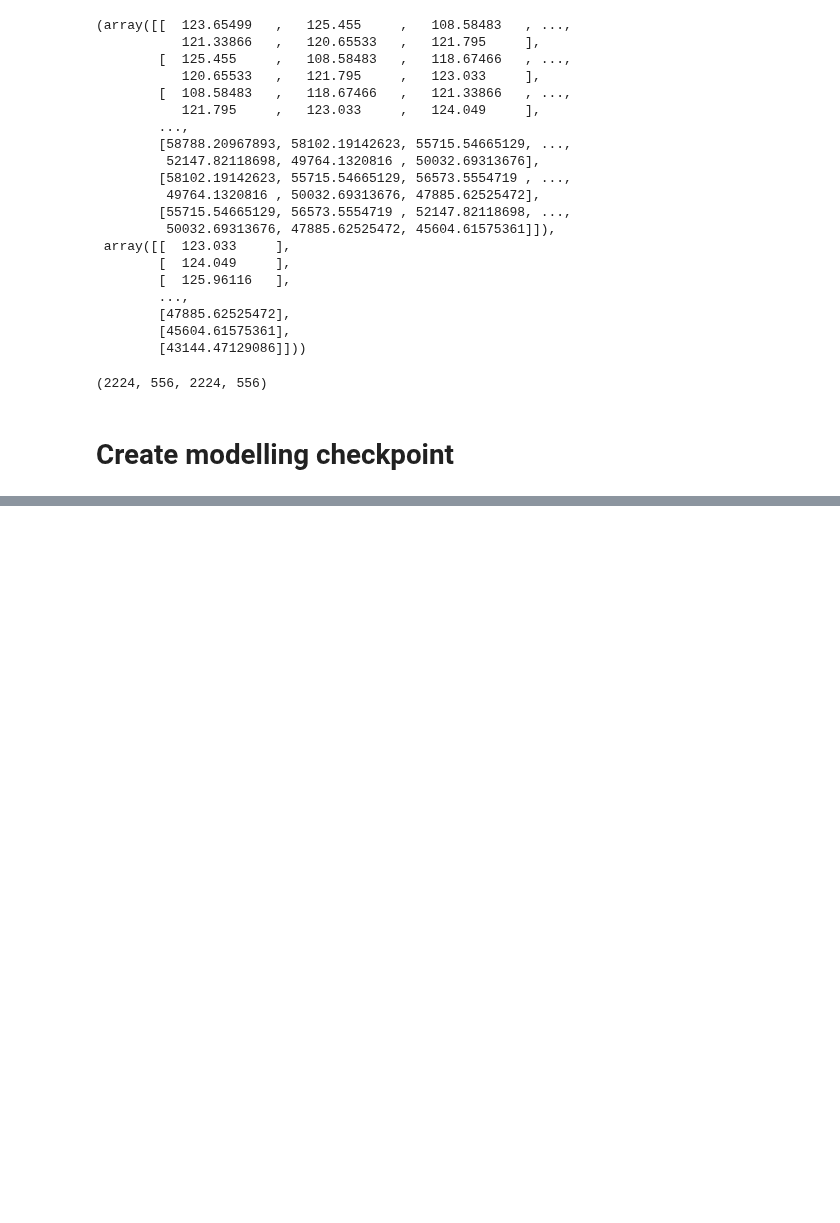
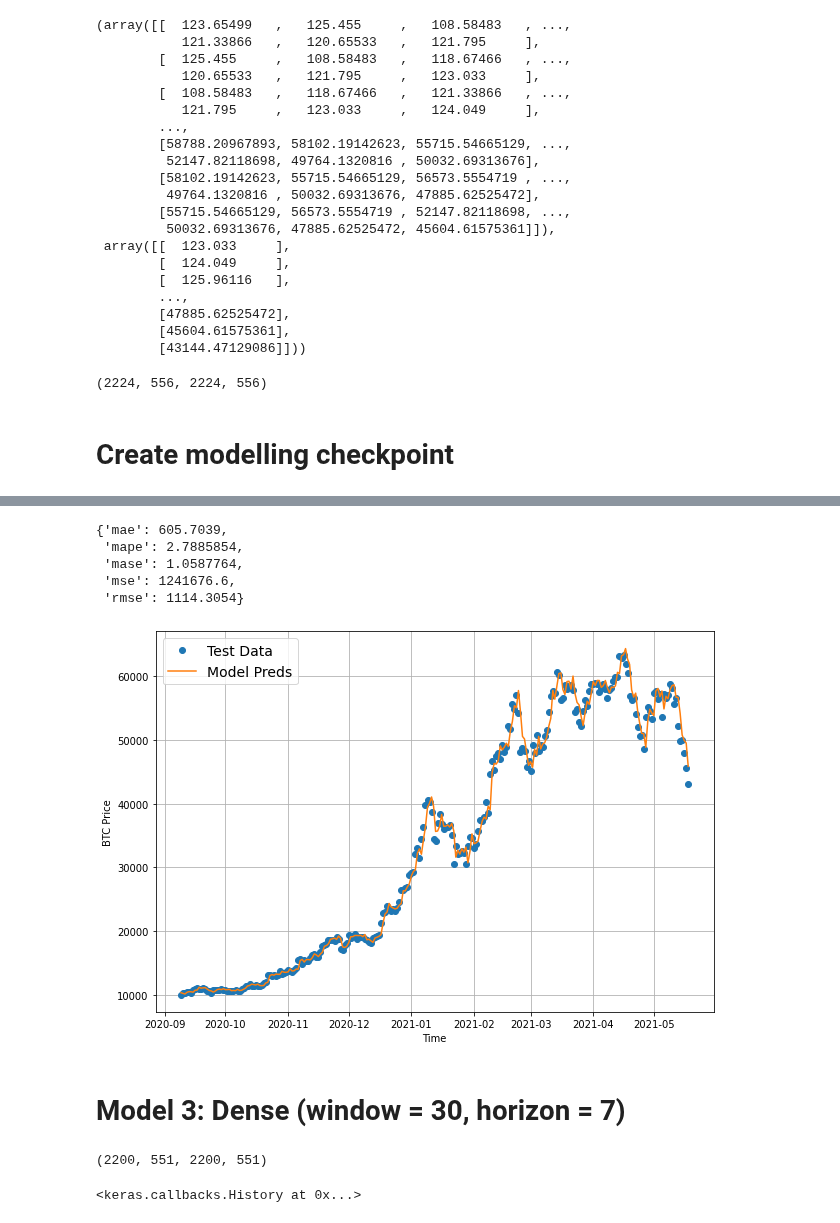
Before and after one commit to eman-kom/TensorFlow-Fundamentals, a Jupyter notebook: 10_Time_Series_Forecasting.ipynb, the cells around one changed output, grey strips where cells are left out. Saved outputs shown, nothing was run; the diff lists cells and outputs as text; code cells hidden in the pictures; blank space fills up the shorter version.

```diff
--- a/10_Time_Series_Forecasting.ipynb
+++ b/10_Time_Series_Forecasting.ipynb
@@ -288,0 +383,7 @@ def create_model_checkpoint(model_name, save_path="model_experiments"):
+# %%
+HORIZON = 1
+WINDOW_SIZE = 30
+
+windows, labels = make_windows(prices, WINDOW_SIZE, HORIZON)
+train_windows, test_windows, train_labels, test_labels = make_train_test_splits(windows, labels)
+len(train_windows), len(test_windows), len(train_labels), len(test_labels)
@@ -288,0 +420,3 @@ def create_model_checkpoint(model_name, save_path="model_experiments"):
+# %%
+model_2 = tf.keras.models.load_model("model_experiments/model_2_dense")
+model_2.evaluate(test_windows, test_labels)
@@ -288,0 +426,36 @@ def create_model_checkpoint(model_name, save_path="model_experiments"):
+# %%
+model_2_preds = tf.squeeze(model_2.predict(test_windows))
+model_2_results = evaluate_preds(
+    tf.squeeze(test_labels),
+    model_2_preds
+)
+
+model_2_results
+# %% [output]
+{'mae': 605.7039,
+ 'mape': 2.7885854,
+ 'mase': 1.0587764,
+ 'mse': 1241676.6,
+ 'rmse': 1114.3054}
+# %%
+offset = 300
+plt.figure(figsize=(10, 7))
+
+plot_time_series(
+    X_test[-len(test_windows):],
+    values=test_labels[:, 0],
+    start=offset,
+    label="Test Data"
+)
+
+plot_time_series(
+    X_test[-len(test_windows):],
+    values=tf.expand_dims(model_2_preds, axis=1)[:, 0],
+    start=offset,
+    format="-",
+    label="Model Preds"
+)
+# %% [output]
+[figure, added]
+# %% [markdown]
+# Model 3: Dense (window = 30, horizon = 7)
@@ -288,0 +465,29 @@ def create_model_checkpoint(model_name, save_path="model_experiments"):
+# %%
+windows, labels = make_windows(prices, WINDOW_SIZE, HORIZON)
+train_windows, test_windows, train_labels, test_labels = make_train_test_splits(windows, labels)
+len(train_windows), len(test_windows), len(train_labels), len(test_labels)
+# %% [output]
+(2200, 551, 2200, 551)
+# %%
+inputs = layers.Input(shape=(WINDOW_SIZE, ))
+layer_1 = layers.Dense(128, activation="relu")(inputs)
+outputs = layers.Dense(HORIZON)(layer_1)
+
+model_3 = tf.keras.Model(inputs, outputs, name="model_3_dense")
+
+model_3.compile(
+    loss="mae",
+    optimizer=tf.keras.optimizers.Adam()
+)
+
+model_3.fit(
+    train_windows,
+    train_labels,
+    epochs=100,
+    validation_data=(test_windows, test_labels),
+    verbose=0,
+    batch_size=128,
+    callbacks=[create_model_checkpoint(model_3.name)]
+)
+# %% [output]
+<keras.callbacks.History at 0x...>
```
Also changed, not shown: parts of 35 cells of this notebook.
